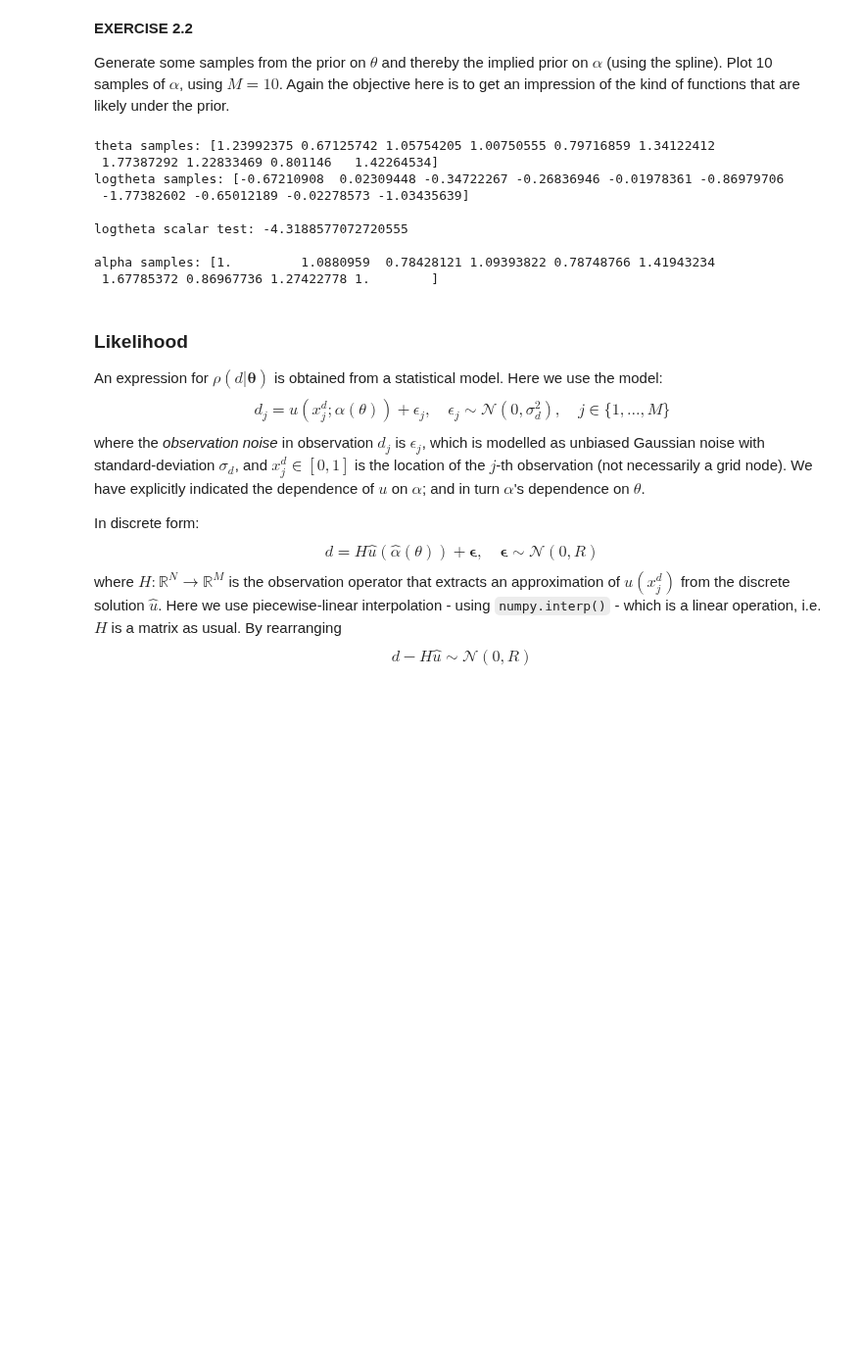
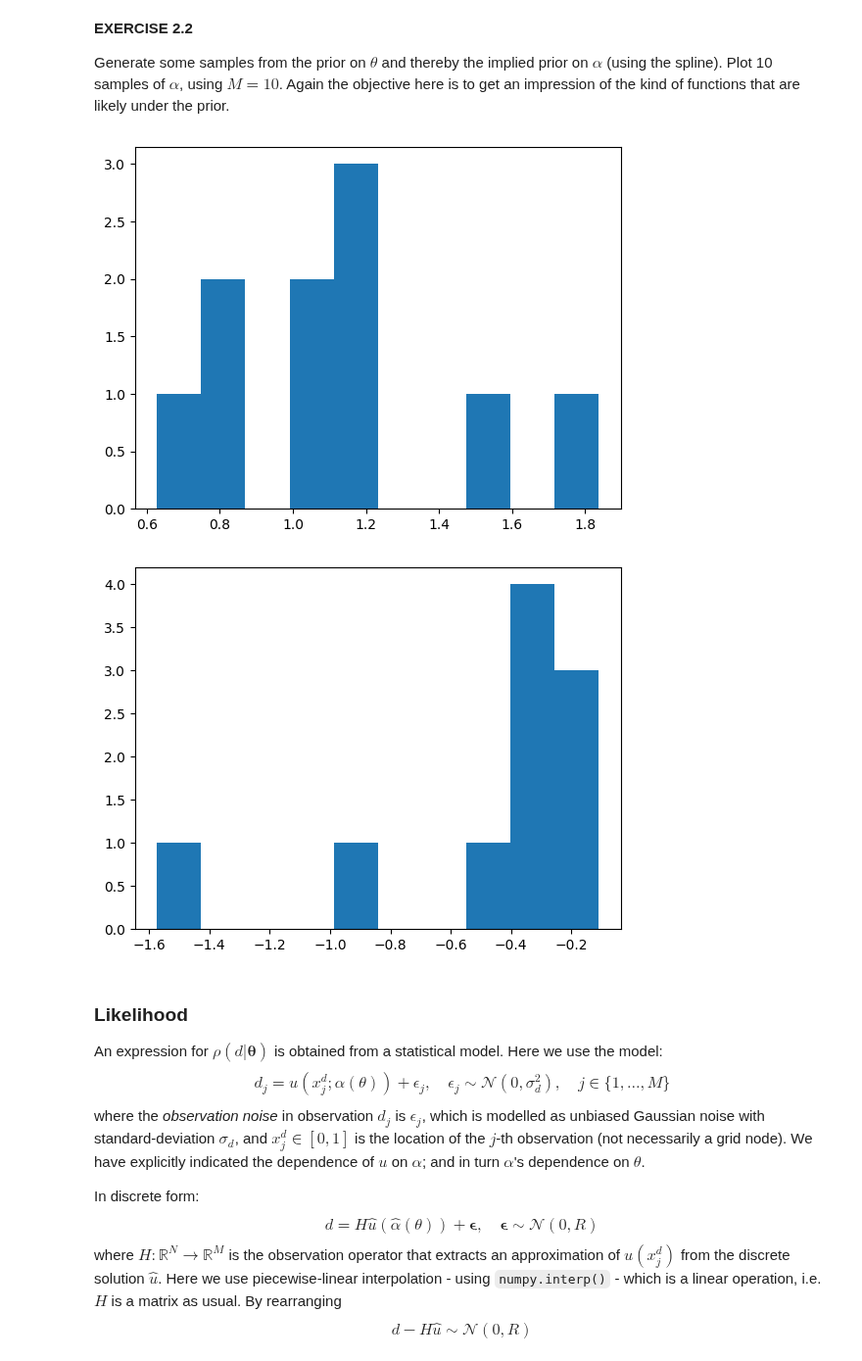
Before and after one commit to msahirs/CFD_IV, a Jupyter notebook: Tutorial3.ipynb, the cells around one changed output. Shown at 98% size. Saved outputs shown, nothing was run; the diff lists cells and outputs as text; code cells hidden in the pictures; blank space fills up the shorter version.

```diff
--- a/Tutorial3.ipynb
+++ b/Tutorial3.ipynb
@@ -191,9 +257,9 @@ def prior_logpdf(theta):
     """
     # Parameters for the lognormal distribution
     sigma = 0.5
-    mu = np.log(1) - (sigma ** 2) / 2
+    mu = 1 # - (sigma ** 2) / 2
 
-    logtheta = lognorm(s=sigma, scale=np.exp(mu)).logpdf(x = theta)
+    logtheta = lognorm(s=sigma, scale=mu).logpdf(x = theta)
 
     # logtheta = lognorm.logpdf(x = theta, s = 1) # implementation 1 (unsure) #     logtheta = lognorm.logpdf(theta) INCORRECT
     return logtheta
@@ -208,9 +274,9 @@ def prior_samples(M):
     """
     # Parameters for the lognormal distribution
     sigma = 0.5 # placeholder
-    mu = np.log(1) - (sigma ** 2) / 2  # for mean = 1
+    mu = 1 # - (sigma ** 2) / 2  # for mean = 1
 
-    theta_samples = lognorm(s=sigma, scale=np.exp(mu)).rvs(M)
+    theta_samples = lognorm(s=sigma, scale=mu).rvs(M)
     return theta_samples
 # %% [markdown]
 **EXERCISE 2.2**
@@ -219,33 +285,31 @@ Generate some samples from the prior on $\theta$ and thereby the implied prior o
 # %%
 M = 10
 
 # generate theta
 theta = prior_samples(M)
 logtheta = prior_logpdf(theta)
 
-print(f'theta samples: {theta}')
-print(f'logtheta samples: {logtheta}')
+plt.figure()
+plt.hist(theta)
+plt.figure()
+plt.hist(logtheta)
+
+# print(f'theta samples: {theta}')
+# print(f'logtheta samples: {logtheta}')
 
 theta_Scalar = 3
 print()
-print(f'logtheta scalar test: {prior_logpdf(theta_Scalar)}')
+# print(f'logtheta scalar test: {prior_logpdf(theta_Scalar)}')
 
 # generate alpha, implied from theta
 xx = np.linspace(0,1,M)
 alpha = alpha_spline(xx, theta)
 
 print()
-print(f'alpha samples: {alpha}')
+# print(f'alpha samples: {alpha}')
 # %% [output]
-theta samples: [1.23992375 0.67125742 1.05754205 1.00750555 0.79716859 1.34122412
- 1.77387292 1.22833469 0.801146   1.42264534]
-logtheta samples: [-0.67210908  0.02309448 -0.34722267 -0.26836946 -0.01978361 -0.86979706
- -1.77382602 -0.65012189 -0.02278573 -1.03435639]
-
-logtheta scalar test: -4.3188577072720555
-
-alpha samples: [1.         1.0880959  0.78428121 1.09393822 0.78748766 1.41943234
- 1.67785372 0.86967736 1.27422778 1.        ]
+[figure, added]
+[figure, added]
 # %% [markdown]
 ### Likelihood
 
```
Also changed, not shown: parts of 5 cells of this notebook, 1 other file.
